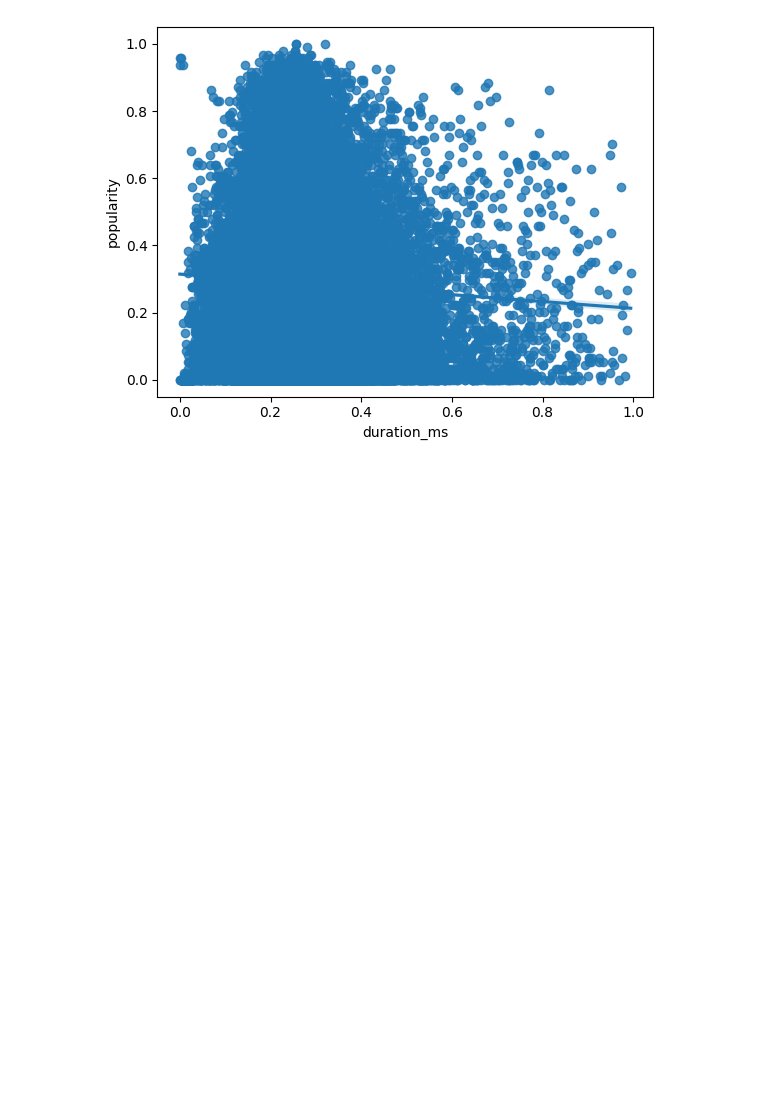
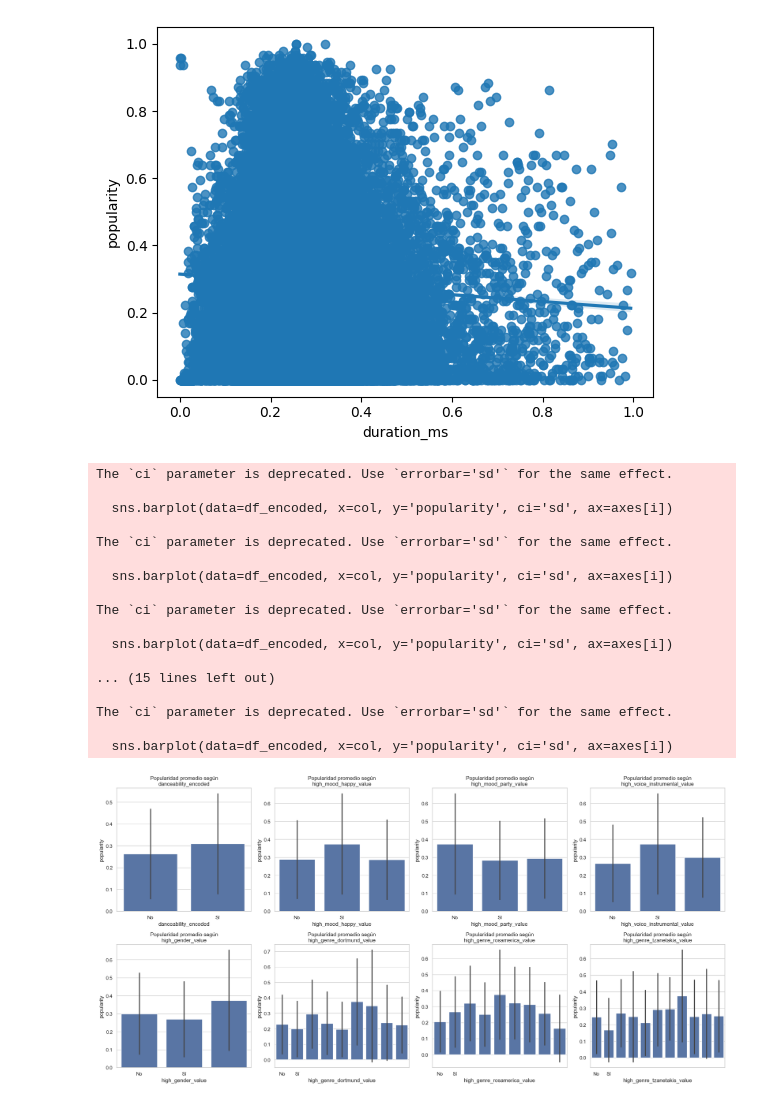
Before and after one commit to PolloDK/HitSpell, a Jupyter notebook: 01_preprocesamiento_andrea.ipynb, the cells around one changed output. Saved outputs shown, nothing was run; the diff lists cells and outputs as text; code cells hidden in the pictures; blank space fills up the shorter version.

```diff
--- a/01_preprocesamiento_andrea.ipynb
+++ b/01_preprocesamiento_andrea.ipynb
@@ -758,3 +758,50 @@ sns.regplot(data=df_encoded, x='duration_ms', y='popularity')
 # %% [output]
 <Axes: xlabel='duration_ms', ylabel='popularity'>
 [figure]
+# %%
+import matplotlib.pyplot as plt
+import seaborn as sns
+
+binary_columns = [
+    'danceability_encoded',
+    'high_mood_happy_value',
+    'high_mood_party_value',
+    'high_voice_instrumental_value',
+    'high_gender_value',
+    'high_genre_dortmund_value',
+    'high_genre_rosamerica_value',
+    'high_genre_tzanetakis_value'
+]
+
+sns.set(style="whitegrid")
+
+fig, axes = plt.subplots(nrows=2, ncols=4, figsize=(20, 10))
+axes = axes.flatten()
+
+for i, col in enumerate(binary_columns):
+    sns.barplot(data=df_encoded, x=col, y='popularity', ci='sd', ax=axes[i])
+    axes[i].set_title(f"Popularidad promedio según\n{col}")
+    axes[i].set_xticks([0, 1])
+    axes[i].set_xticklabels(['No', 'Sí'])
+
+plt.tight_layout()
+plt.show()
+# %% [output]
+The `ci` parameter is deprecated. Use `errorbar='sd'` for the same effect.
+
+  sns.barplot(data=df_encoded, x=col, y='popularity', ci='sd', ax=axes[i])
+
+The `ci` parameter is deprecated. Use `errorbar='sd'` for the same effect.
+
+  sns.barplot(data=df_encoded, x=col, y='popularity', ci='sd', ax=axes[i])
+
+The `ci` parameter is deprecated. Use `errorbar='sd'` for the same effect.
+
+  sns.barplot(data=df_encoded, x=col, y='popularity', ci='sd', ax=axes[i])
+
+... (15 lines left out)
+
+The `ci` parameter is deprecated. Use `errorbar='sd'` for the same effect.
+
+  sns.barplot(data=df_encoded, x=col, y='popularity', ci='sd', ax=axes[i])
+[figure, added]
```
Also changed, not shown: parts of 2 cells of this notebook.
